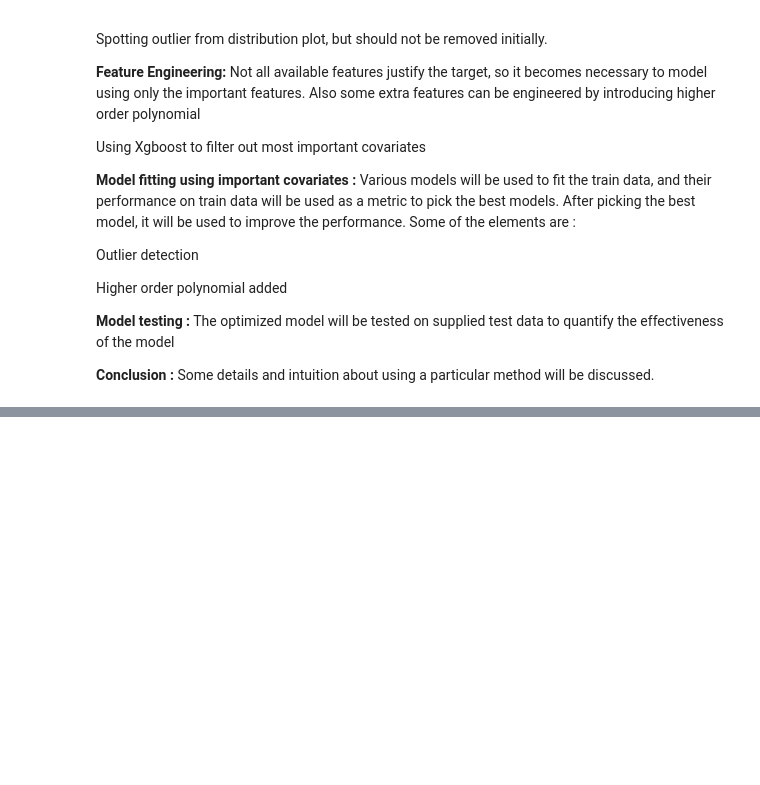
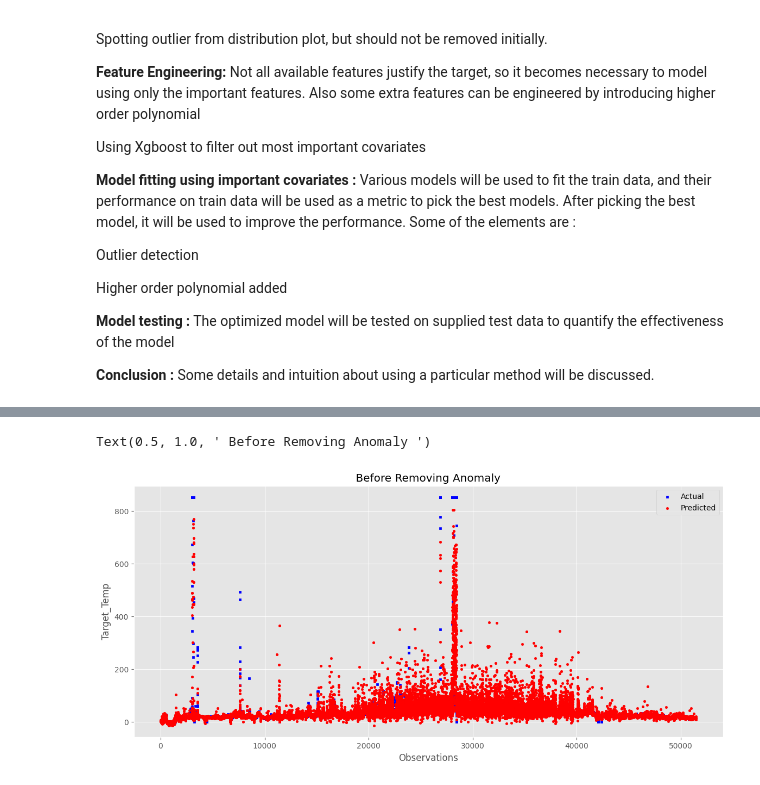
Before and after one commit to HChandeepa/AI-Driven_Proactive_Maintenance_for_Warehouse_Temperature_Monitoring, a Jupyter notebook: AI_Driven_Proactive_Maintenance_for_Warehouse_Temperature_Monitoring_Model.ipynb, the cells around one changed output, grey strips where cells are left out. Cells and saved outputs as stored; diff of their text form; code cells hidden in the pictures; blank space fills up the shorter version.

```diff
--- a/AI_Driven_Proactive_Maintenance_for_Warehouse_Temperature_Monitoring_Model.ipynb
+++ b/AI_Driven_Proactive_Maintenance_for_Warehouse_Temperature_Monitoring_Model.ipynb
@@ -44,0 +175,14 @@ from sklearn.preprocessing import RobustScaler, StandardScaler, PowerTransformer
+# %%
+
+# Plot of actual target vs predicted target before removing anomalous data points
+fig = plt.figure(figsize=(14, 6))
+ax1 = fig.add_subplot(111)
+ax1.scatter(range(1, len(train_data[Y_target])+1, 1), train_data[Y_target], s=10, c='b', marker="s", label='Actual')
+ax1.scatter(range(1, len(train_data[Y_target])+1, 1), predict1['Xgboost'], s=10, c='r', marker="o", label='Predicted')
+ax1.legend()
+plt.xlabel("Observations")
+plt.ylabel("Target_Temp")
+plt.title(" Before Removing Anomaly ")
+# %% [output]
+Text(0.5, 1.0, ' Before Removing Anomaly ')
+[figure, added]
```
Also changed, not shown: parts of 20 cells of this notebook.
